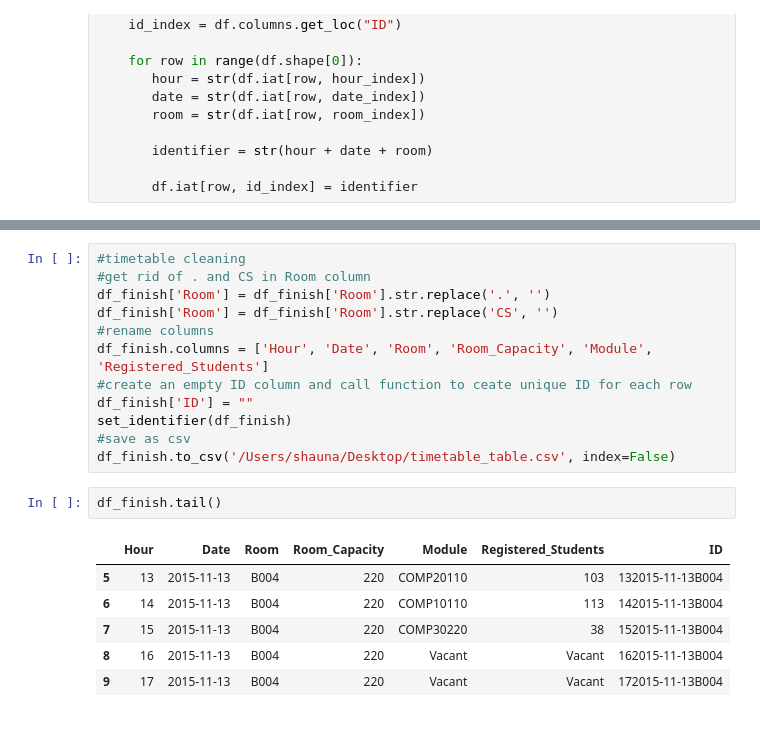
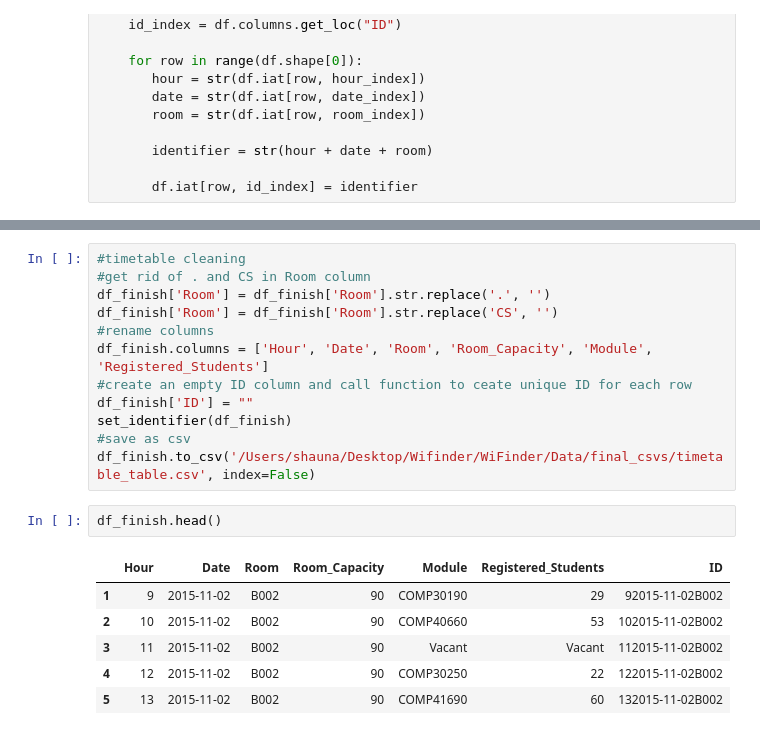
Before and after one commit to conordevoy/WiFinder, a Jupyter notebook: data_process_scripts/merged_notebooks.ipynb, the cells around one changed output, grey strips where cells are left out. Drawn from its saved outputs; the diff is of its cells as text.

```diff
--- a/data_process_scripts/merged_notebooks.ipynb
+++ b/data_process_scripts/merged_notebooks.ipynb
@@ -203,15 +216,15 @@ df_finish.columns = ['Hour', 'Date', 'Room', 'Room_Capacity', 'Module', 'Registe
 df_finish['ID'] = ""
 set_identifier(df_finish)
 #save as csv
-df_finish.to_csv('/Users/shauna/Desktop/timetable_table.csv', index=False)
+df_finish.to_csv('/Users/shauna/Desktop/Wifinder/WiFinder/Data/final_csvs/timetable_table.csv', index=False)
 # %%
-df_finish.tail()
+df_finish.head()
 # %% [output]
 |  | Hour | Date | Room | Room_Capacity | Module | Registered_Students | ID |
-| 5 | 13 | 2015-11-13 | B004 | 220 | COMP20110 | 103 | 132015-11-13B004 |
-| 6 | 14 | 2015-11-13 | B004 | 220 | COMP10110 | 113 | 142015-11-13B004 |
-| 7 | 15 | 2015-11-13 | B004 | 220 | COMP30220 | 38 | 152015-11-13B004 |
-| 8 | 16 | 2015-11-13 | B004 | 220 | Vacant | Vacant | 162015-11-13B004 |
-| 9 | 17 | 2015-11-13 | B004 | 220 | Vacant | Vacant | 172015-11-13B004 |
+| 1 | 9 | 2015-11-02 | B002 | 90 | COMP30190 | 29 | 92015-11-02B002 |
+| 2 | 10 | 2015-11-02 | B002 | 90 | COMP40660 | 53 | 102015-11-02B002 |
+| 3 | 11 | 2015-11-02 | B002 | 90 | Vacant | Vacant | 112015-11-02B002 |
+| 4 | 12 | 2015-11-02 | B002 | 90 | COMP30250 | 22 | 122015-11-02B002 |
+| 5 | 13 | 2015-11-02 | B002 | 90 | COMP41690 | 60 | 132015-11-02B002 |
 # %%
 #csi cleaning
```
Also changed, not shown: parts of 8 cells of this notebook, 2 other files.
